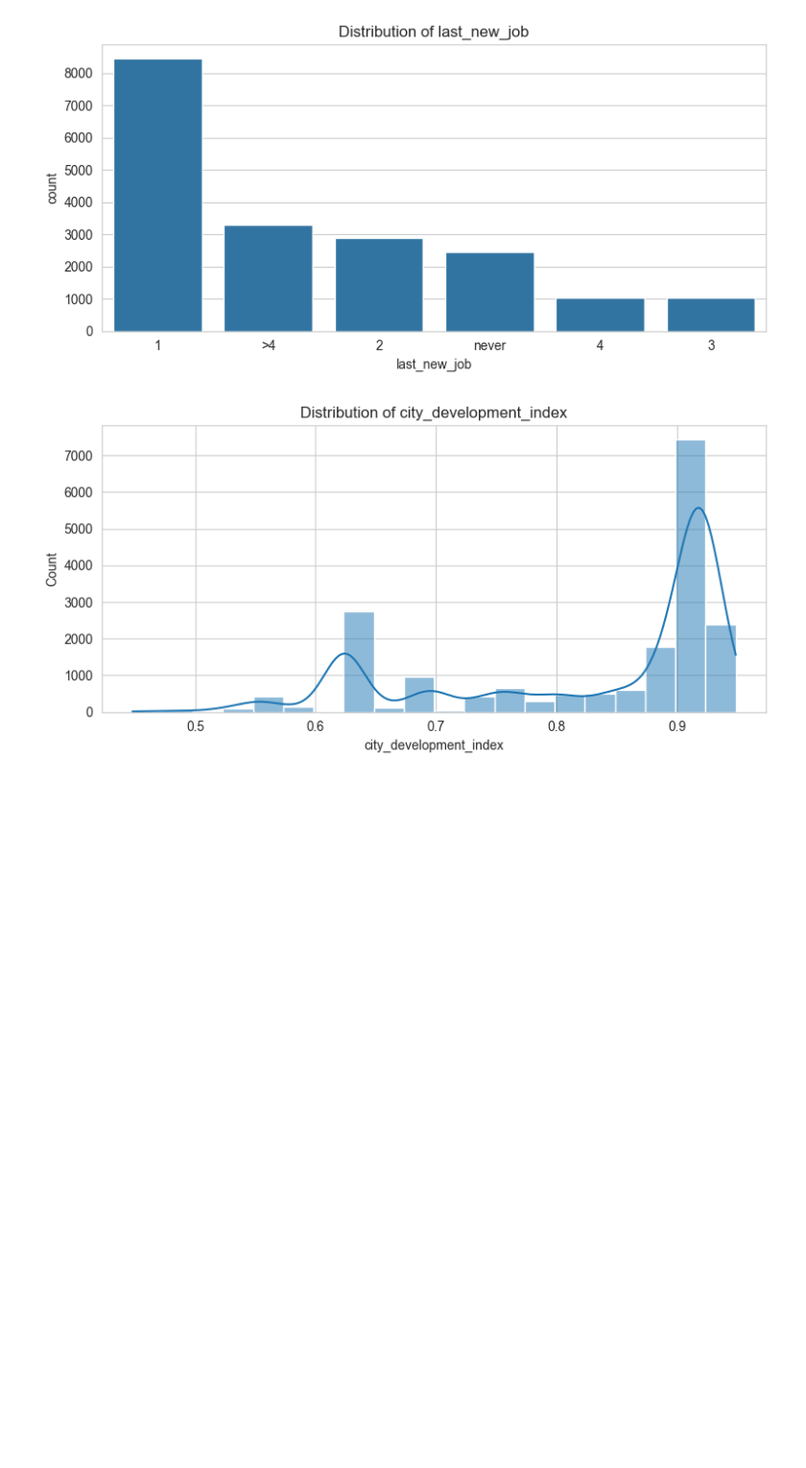
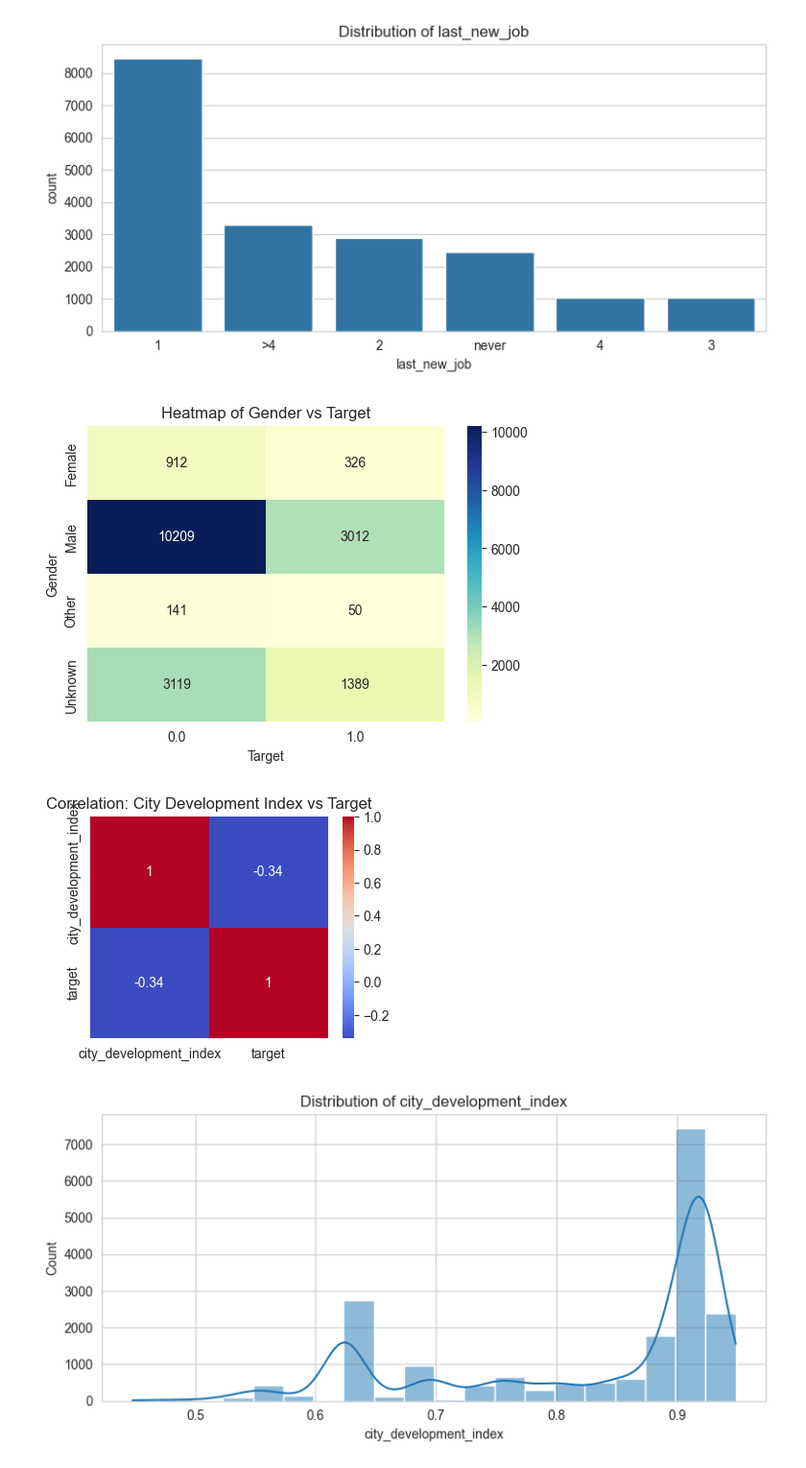
Before and after one commit to Yahya-Mokhtar/European-Job-Market-Analysis, a Jupyter notebook: Notebook.ipynb, the cells around one changed output. Shown at 96% size. Cells and saved outputs as stored; diff of their text form; code cells hidden in the pictures; blank space fills up the shorter version.

```diff
--- a/Notebook.ipynb
+++ b/Notebook.ipynb
@@ -429,6 +436,24 @@ for col in categorical_cols:
 [figure]
 [figure]
 [figure]
+# %%
+
+heatmap_data = pd.crosstab(Train_Data['gender'], Train_Data['target'])
+
+plt.figure(figsize=(6, 4))
+sns.heatmap(heatmap_data, annot=True, cmap='YlGnBu', fmt='d')
+plt.title('Heatmap of Gender vs Target')
+plt.xlabel('Target')
+plt.ylabel('Gender')
+plt.show()
+
+plt.figure(figsize=(4, 3))
+sns.heatmap(Train_Data[['city_development_index', 'target']].corr(), annot=True, cmap='coolwarm')
+plt.title('Correlation: City Development Index vs Target')
+plt.show()
+# %% [output]
+[figure, added]
+[figure, added]
 # %%
 numerical_cols = ['city_development_index', 'training_hours', 'target']
 
```
Also changed, not shown: parts of 29 cells of this notebook, 43 other files.
